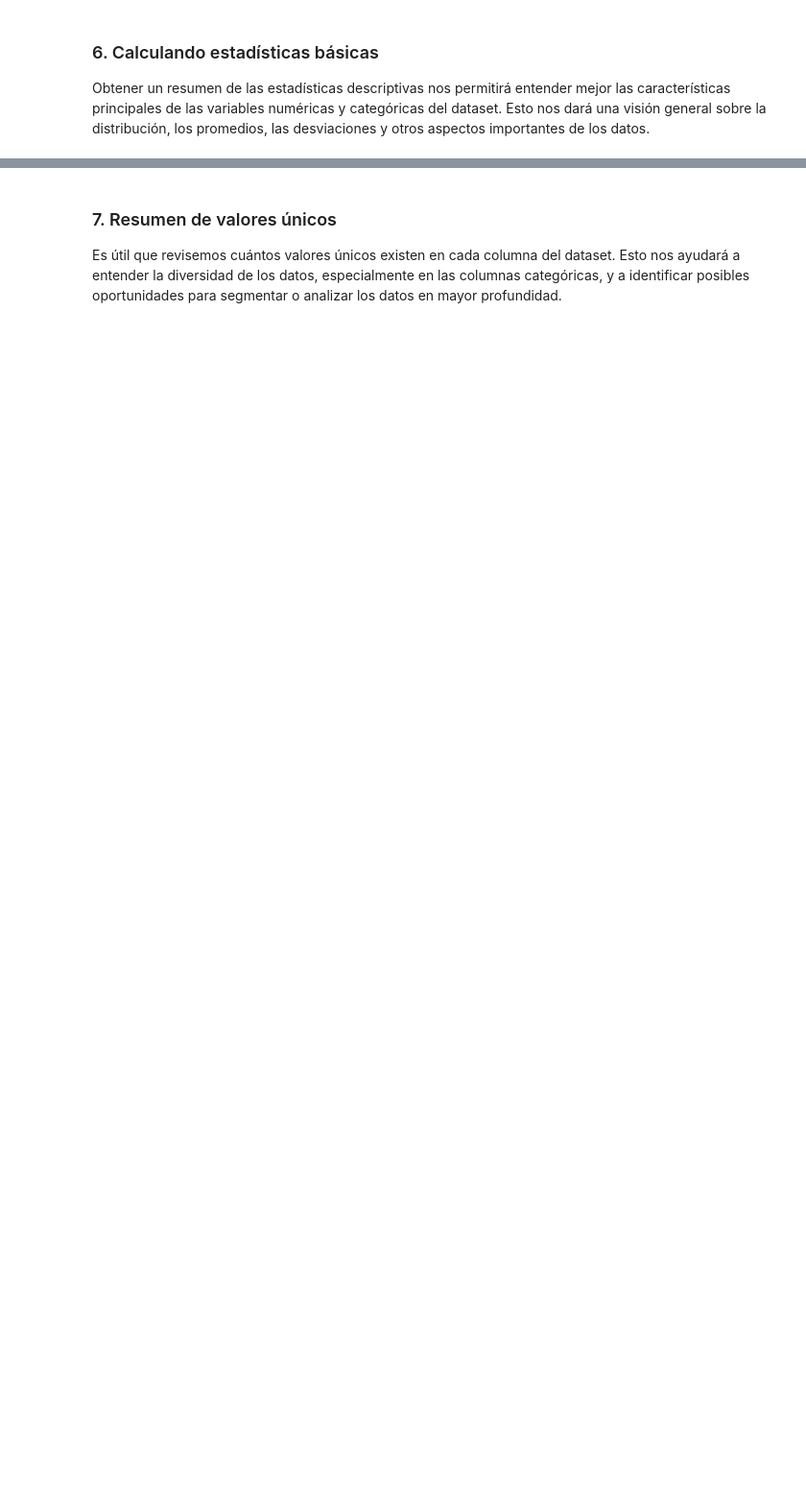
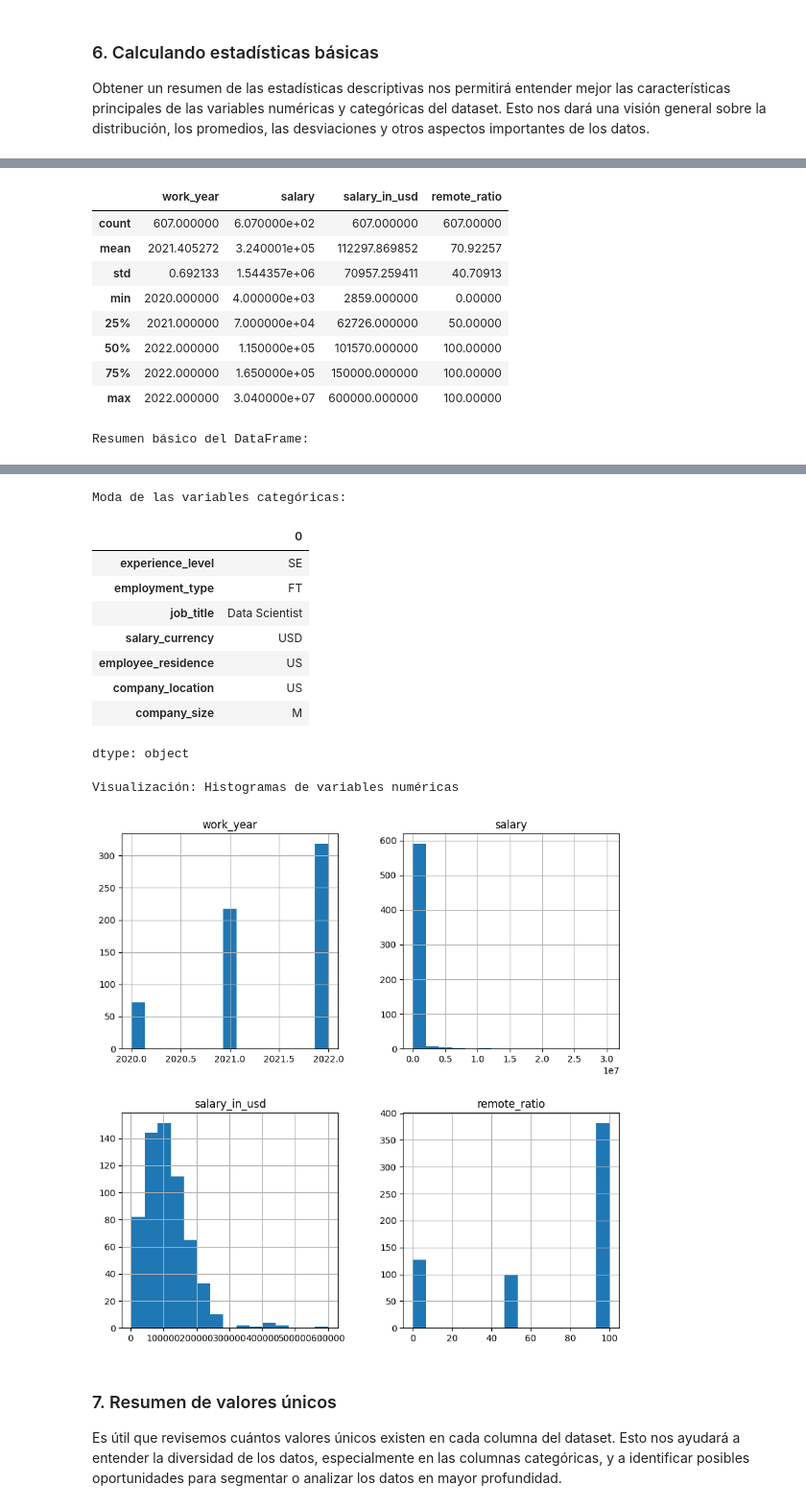
Before and after one commit to VictoriaEFernandez/proyecto-Final-CursoPy, a Jupyter notebook: Proyecto_Integrador_Nº3_Victoria_Fernandez.ipynb, the cells around one changed output, grey strips where cells are left out. Shown: that part at 96% size. Cells and saved outputs as stored; diff of their text form; code cells hidden in the pictures; blank space fills up the shorter version.

```diff
--- a/Proyecto_Integrador_Nº3_Victoria_Fernandez.ipynb
+++ b/Proyecto_Integrador_Nº3_Victoria_Fernandez.ipynb
@@ -136,3 +195,35 @@ Es importante que revisemos si nuestro dataset contiene filas duplicadas, ya que
 ### 6. Calculando estadísticas básicas
 
 Obtener un resumen de las estadísticas descriptivas nos permitirá entender mejor las características principales de las variables numéricas y categóricas del dataset. Esto nos dará una visión general sobre la distribución, los promedios, las desviaciones y otros aspectos importantes de los datos.
+# %%
+#Funcion que muestre estadisticas descriptivas de las columnas numericas y un resumen basico
+# Función que muestra estadísticas descriptivas de las columnas numéricas y categóricas
+def calcularEstadisticasBasicas(df):
+    if df is not None:
+        # Estadísticas descriptivas de las columnas numéricas
+        print("Estadísticas descriptivas de variables numéricas: ")
+        e_resumen = df.describe(include=[np.number]) #Calcula el resumen estadisticos de las columnas
+        display(e_resumen)
+
+        # Estadísticas descriptivas de las columnas categóricas
+        print("\nResumen básico del DataFrame:")
+        r_resumen = df.describe(include=['object', 'category'])# Calcular el resumen estadístico para las columnas categóricas (tipo 'object' y 'category')
+        display(r_resumen)
+
+        # Moda de las columnas categóricas
+        print("Moda de las variables categóricas:")
+        #Calcular la Moda: Valor mas frecuente de las columnas categorica
+        m_resumen = df.select_dtypes(include=['object', 'category']).mode().iloc[0]
+        display(m_resumen)
+
+        # Mostrar histogramas de las columnas numéricas
+        print("\nVisualización: Histogramas de variables numéricas")
+        #Crear un histograma para cada columna en el dataframe
+        df.select_dtypes(include=[np.number]).hist(bins=15, figsize=(10, 10))
+        #Mostrar los graficos
+        plt.show()
+        #Este método crea gráficos de barras que muestran la frecuencia de los valores en intervalos específicos.
+    else:
+        print("El DataFrame está vacío.")
+calcularEstadisticasBasicas(data)
+# %% [output]
@@ -138,0 +231,10 @@ Obtener un resumen de las estadísticas descriptivas nos permitirá entender mej
+|  | work_year | salary | salary_in_usd | remote_ratio |
+| count | 607.000000 | 6.070000e+02 | 607.000000 | 607.00000 |
+| mean | 2021.405272 | 3.240001e+05 | 112297.869852 | 70.92257 |
+| std | 0.692133 | 1.544357e+06 | 70957.259411 | 40.70913 |
+| min | 2020.000000 | 4.000000e+03 | 2859.000000 | 0.00000 |
+| 25% | 2021.000000 | 7.000000e+04 | 62726.000000 | 50.00000 |
+| 50% | 2022.000000 | 1.150000e+05 | 101570.000000 | 100.00000 |
+| 75% | 2022.000000 | 1.650000e+05 | 150000.000000 | 100.00000 |
+| max | 2022.000000 | 3.040000e+07 | 600000.000000 | 100.00000 |
+Resumen básico del DataFrame:
@@ -139,3 +246,15 @@ Obtener un resumen de las estadísticas descriptivas nos permitirá entender mej
+Moda de las variables categóricas:
+|  | 0 |
+| experience_level | SE |
+| employment_type | FT |
+| job_title | Data Scientist |
+| salary_currency | USD |
+| employee_residence | US |
+| company_location | US |
+| company_size | M |
+dtype: object
+Visualización: Histogramas de variables numéricas
+[figure, added]
 # %% [markdown]
 ### 7. Resumen de valores únicos
 
```
Also changed, not shown: parts of 18 cells of this notebook.
